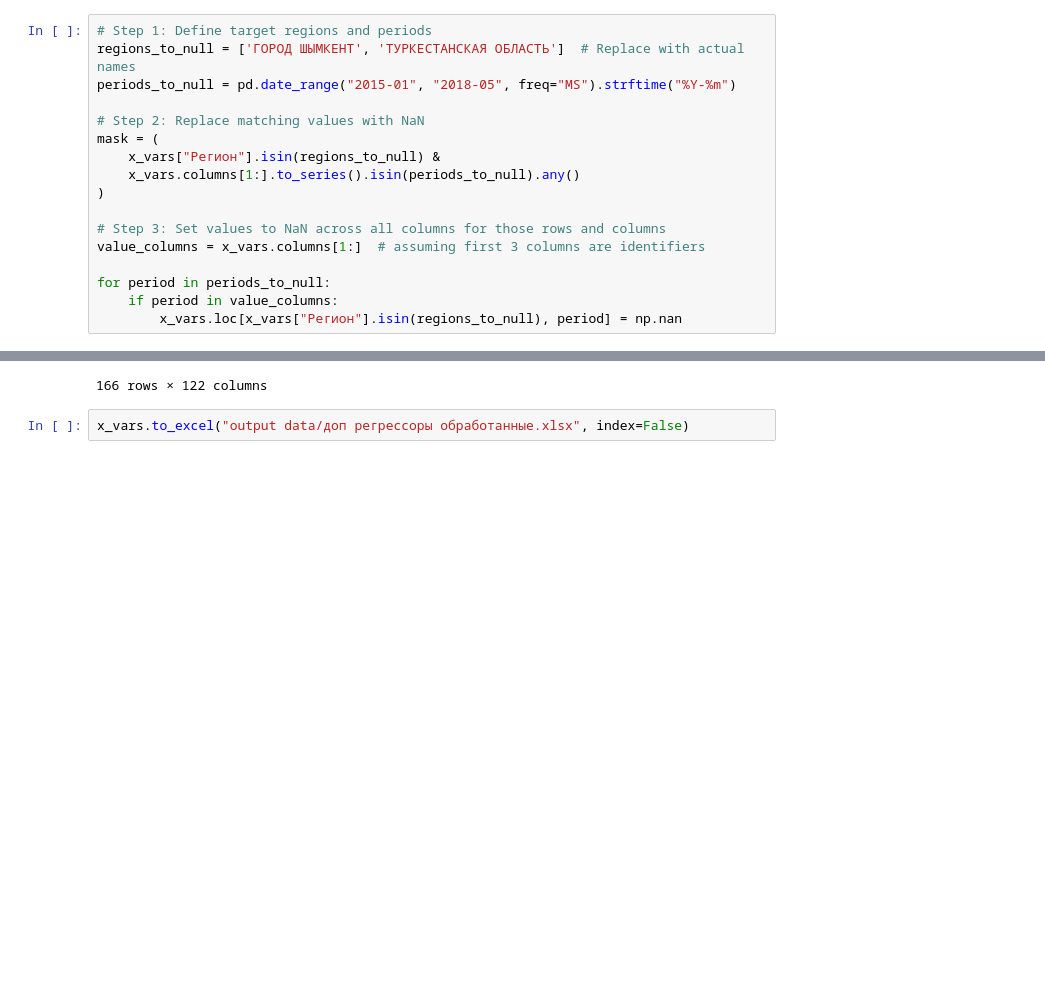
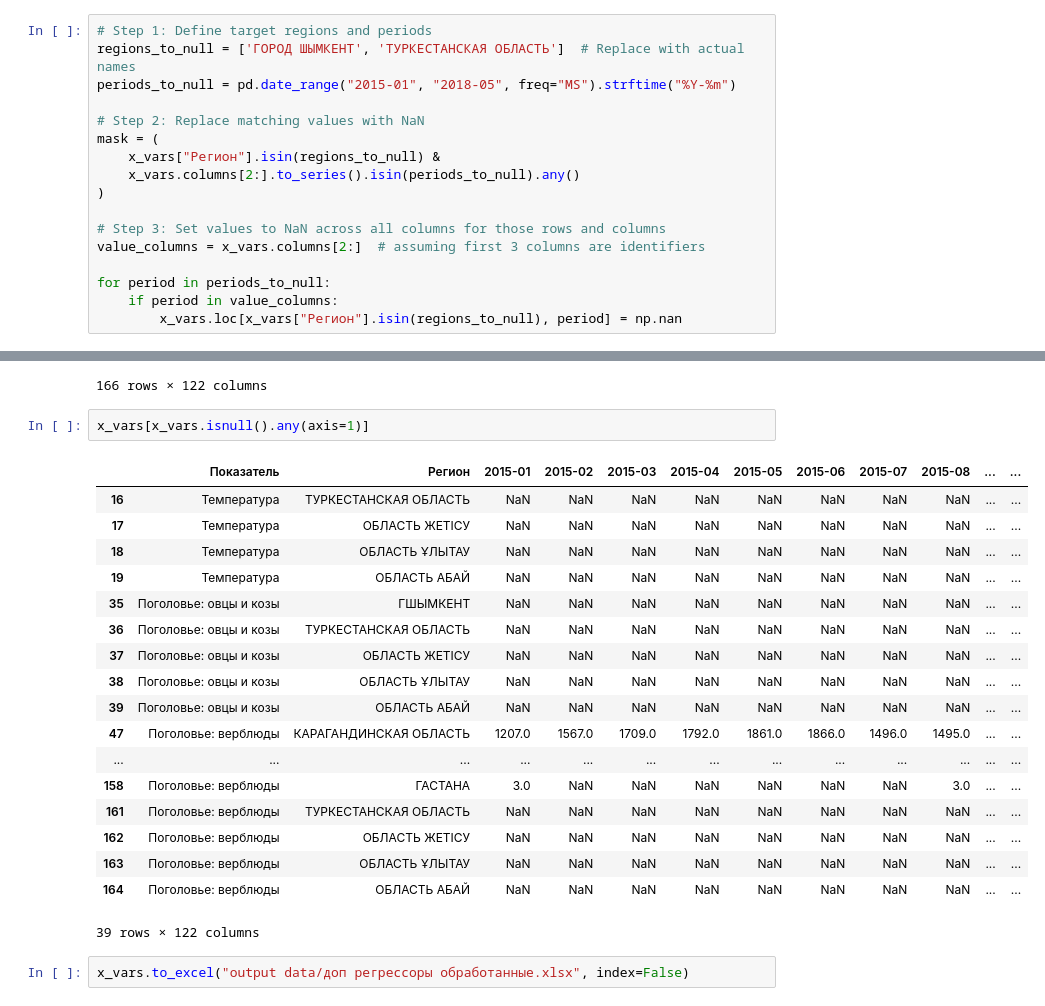
Before and after one commit to Madi147/ICC, a Jupyter notebook: Data cleansing/Data_cleansing_x_vars.ipynb, the cells around one changed output, grey strips where cells are left out. Saved outputs shown, nothing was run; the diff lists cells and outputs as text; blank space fills up the shorter version.

```diff
--- a/Data cleansing/Data_cleansing_x_vars.ipynb
+++ b/Data cleansing/Data_cleansing_x_vars.ipynb
@@ -512,11 +512,11 @@ periods_to_null = pd.date_range("2015-01", "2018-05", freq="MS").strftime("%Y-%m
 # Step 2: Replace matching values with NaN
 mask = (
     x_vars["Регион"].isin(regions_to_null) &
-    x_vars.columns[1:].to_series().isin(periods_to_null).any()
+    x_vars.columns[2:].to_series().isin(periods_to_null).any()
 )
 
 # Step 3: Set values to NaN across all columns for those rows and columns
-value_columns = x_vars.columns[1:]  # assuming first 3 columns are identifiers
+value_columns = x_vars.columns[2:]  # assuming first 3 columns are identifiers
 
 for period in periods_to_null:
     if period in value_columns:
@@ -537,5 +537,26 @@ x_vars
 | 164 | Поголовье: верблюды | ОБЛАСТЬ АБАЙ | NaN | NaN | NaN | NaN | NaN | NaN | NaN | NaN | ... | ... |
 | 165 | Поголовье: верблюды | РЕСПУБЛИКА КАЗАХСТАН | 163951.000000 | 164483.000000 | 181835.000000 | 188322.000000 | 191195.000000 | 190604.000000 | 179709.000000 | 178305.000000 | ... | ... |
 166 rows × 122 columns
+# %%
+x_vars[x_vars.isnull().any(axis=1)]
+# %% [output]
+|  | Показатель | Регион | 2015-01 | 2015-02 | 2015-03 | 2015-04 | 2015-05 | 2015-06 | 2015-07 | 2015-08 | ... | ... |
+| 16 | Температура | ТУРКЕСТАНСКАЯ ОБЛАСТЬ | NaN | NaN | NaN | NaN | NaN | NaN | NaN | NaN | ... | ... |
+| 17 | Температура | ОБЛАСТЬ ЖЕТІСУ | NaN | NaN | NaN | NaN | NaN | NaN | NaN | NaN | ... | ... |
+| 18 | Температура | ОБЛАСТЬ ҰЛЫТАУ | NaN | NaN | NaN | NaN | NaN | NaN | NaN | NaN | ... | ... |
+| 19 | Температура | ОБЛАСТЬ АБАЙ | NaN | NaN | NaN | NaN | NaN | NaN | NaN | NaN | ... | ... |
+| 35 | Поголовье: овцы и козы | ГШЫМКЕНТ | NaN | NaN | NaN | NaN | NaN | NaN | NaN | NaN | ... | ... |
+| 36 | Поголовье: овцы и козы | ТУРКЕСТАНСКАЯ ОБЛАСТЬ | NaN | NaN | NaN | NaN | NaN | NaN | NaN | NaN | ... | ... |
+| 37 | Поголовье: овцы и козы | ОБЛАСТЬ ЖЕТІСУ | NaN | NaN | NaN | NaN | NaN | NaN | NaN | NaN | ... | ... |
+| 38 | Поголовье: овцы и козы | ОБЛАСТЬ ҰЛЫТАУ | NaN | NaN | NaN | NaN | NaN | NaN | NaN | NaN | ... | ... |
+| 39 | Поголовье: овцы и козы | ОБЛАСТЬ АБАЙ | NaN | NaN | NaN | NaN | NaN | NaN | NaN | NaN | ... | ... |
+| 47 | Поголовье: верблюды | КАРАГАНДИНСКАЯ ОБЛАСТЬ | 1207.0 | 1567.0 | 1709.0 | 1792.0 | 1861.0 | 1866.0 | 1496.0 | 1495.0 | ... | ... |
+| ... | ... | ... | ... | ... | ... | ... | ... | ... | ... | ... | ... | ... |
+| 158 | Поголовье: верблюды | ГАСТАНА | 3.0 | NaN | NaN | NaN | NaN | NaN | NaN | 3.0 | ... | ... |
+| 161 | Поголовье: верблюды | ТУРКЕСТАНСКАЯ ОБЛАСТЬ | NaN | NaN | NaN | NaN | NaN | NaN | NaN | NaN | ... | ... |
+| 162 | Поголовье: верблюды | ОБЛАСТЬ ЖЕТІСУ | NaN | NaN | NaN | NaN | NaN | NaN | NaN | NaN | ... | ... |
+| 163 | Поголовье: верблюды | ОБЛАСТЬ ҰЛЫТАУ | NaN | NaN | NaN | NaN | NaN | NaN | NaN | NaN | ... | ... |
+| 164 | Поголовье: верблюды | ОБЛАСТЬ АБАЙ | NaN | NaN | NaN | NaN | NaN | NaN | NaN | NaN | ... | ... |
+39 rows × 122 columns
 # %%
 x_vars.to_excel("output data/доп регрессоры обработанные.xlsx", index=False)
```
Also changed, not shown: parts of 19 cells of this notebook, 3 other files.
